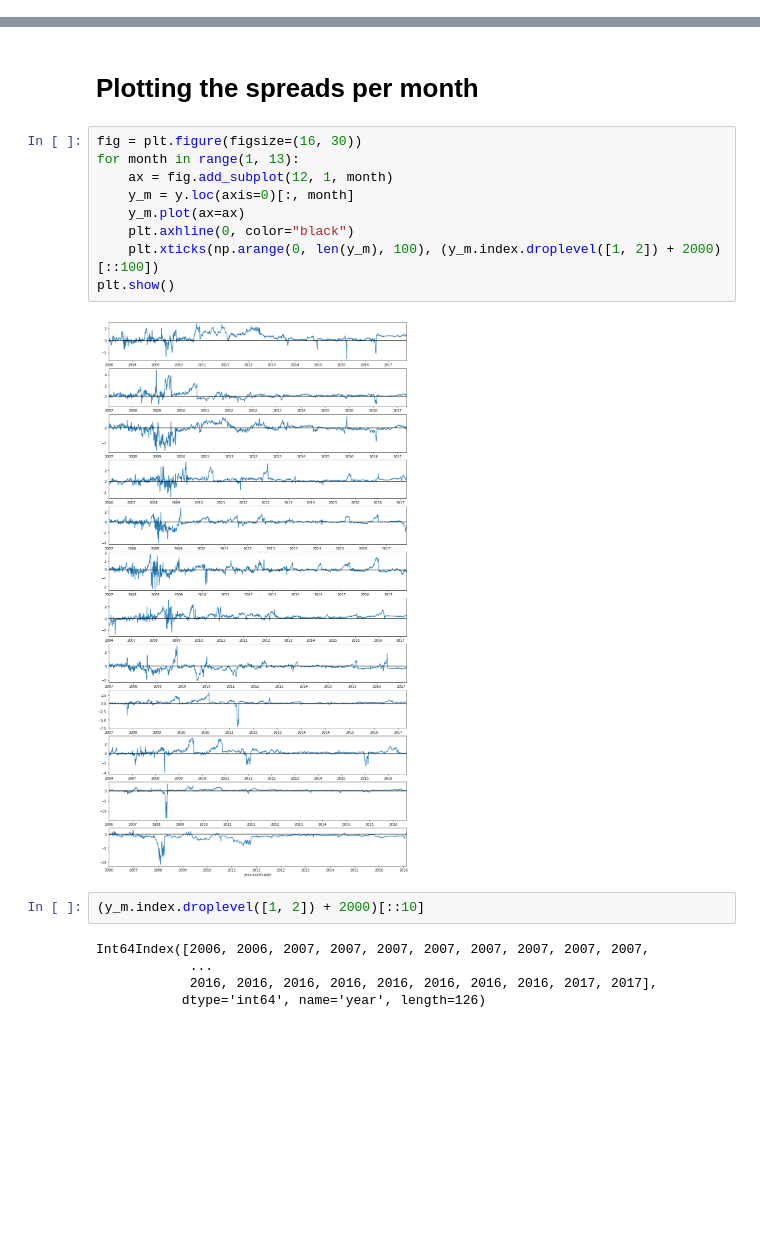
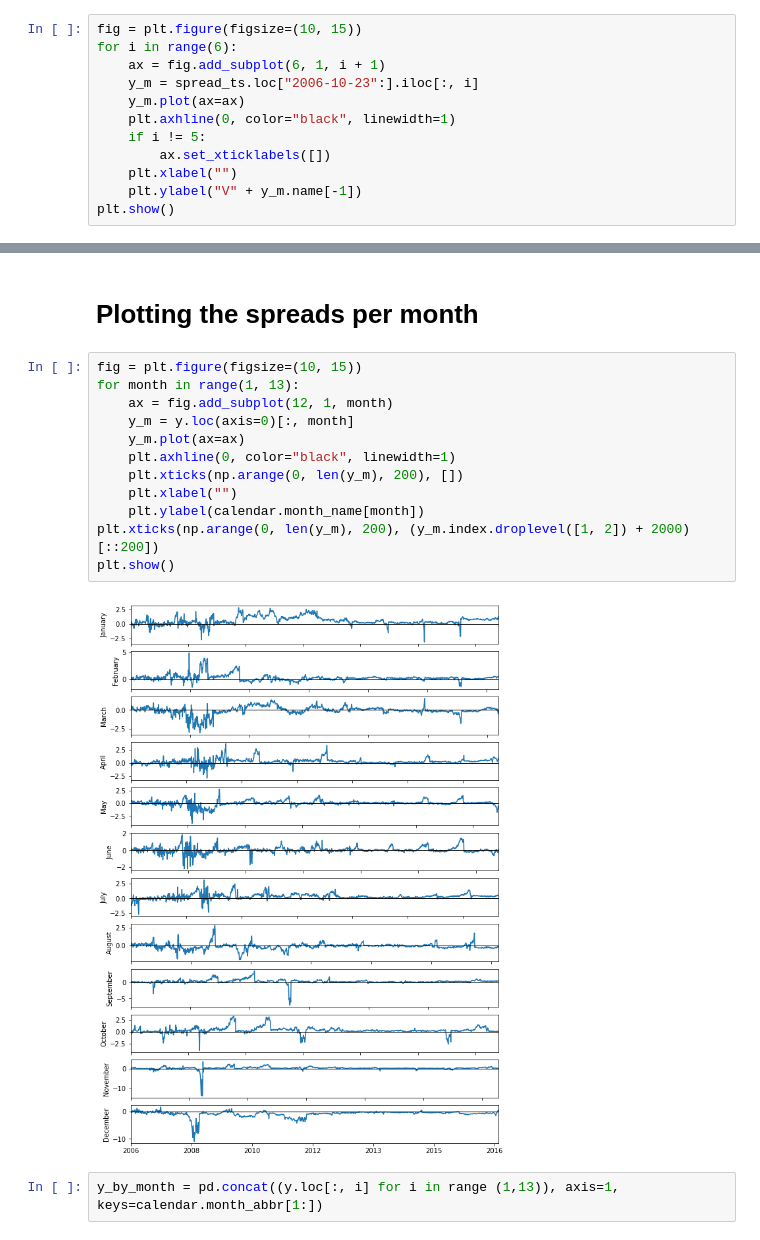
Before and after one commit to leyhline/vix-term-structure, a Jupyter notebook: futureswise.ipynb, the cells around one changed output, grey strips where cells are left out. Cells and saved outputs as stored; diff of their text form; blank space fills up the shorter version.

```diff
--- a/futureswise.ipynb
+++ b/futureswise.ipynb
@@ -555,0 +555,12 @@ plt.show()
+# %%
+fig = plt.figure(figsize=(10, 15))
+for i in range(6):
+    ax = fig.add_subplot(6, 1, i + 1)
+    y_m = spread_ts.loc["2006-10-23":].iloc[:, i]
+    y_m.plot(ax=ax)
+    plt.axhline(0, color="black", linewidth=1)
+    if i != 5:
+        ax.set_xticklabels([])
+    plt.xlabel("")
+    plt.ylabel("V" + y_m.name[-1])
+plt.show()
@@ -646,20 +649,18 @@ dtype: float64
 # %% [markdown]
 # Plotting the spreads per month
 # %%
-fig = plt.figure(figsize=(16, 30))
+fig = plt.figure(figsize=(10, 15))
 for month in range(1, 13):
     ax = fig.add_subplot(12, 1, month)
     y_m = y.loc(axis=0)[:, month]
     y_m.plot(ax=ax)
-    plt.axhline(0, color="black")
-    plt.xticks(np.arange(0, len(y_m), 100), (y_m.index.droplevel([1, 2]) + 2000)[::100])
+    plt.axhline(0, color="black", linewidth=1)
+    plt.xticks(np.arange(0, len(y_m), 200), [])
+    plt.xlabel("")
+    plt.ylabel(calendar.month_name[month])
+plt.xticks(np.arange(0, len(y_m), 200), (y_m.index.droplevel([1, 2]) + 2000)[::200])
 plt.show()
 # %% [output]
-[figure, old version]
+[figure, new version]
-# %%
-(y_m.index.droplevel([1, 2]) + 2000)[::10]
-# %% [output]
-Int64Index([2006, 2006, 2007, 2007, 2007, 2007, 2007, 2007, 2007, 2007,
-            ...
-            2016, 2016, 2016, 2016, 2016, 2016, 2016, 2016, 2017, 2017],
-           dtype='int64', name='year', length=126)
+# %%
+y_by_month = pd.concat((y.loc[:, i] for i in range (1,13)), axis=1, keys=calendar.month_abbr[1:])
```
Also changed, not shown: parts of 9 cells of this notebook, 3 other files.
